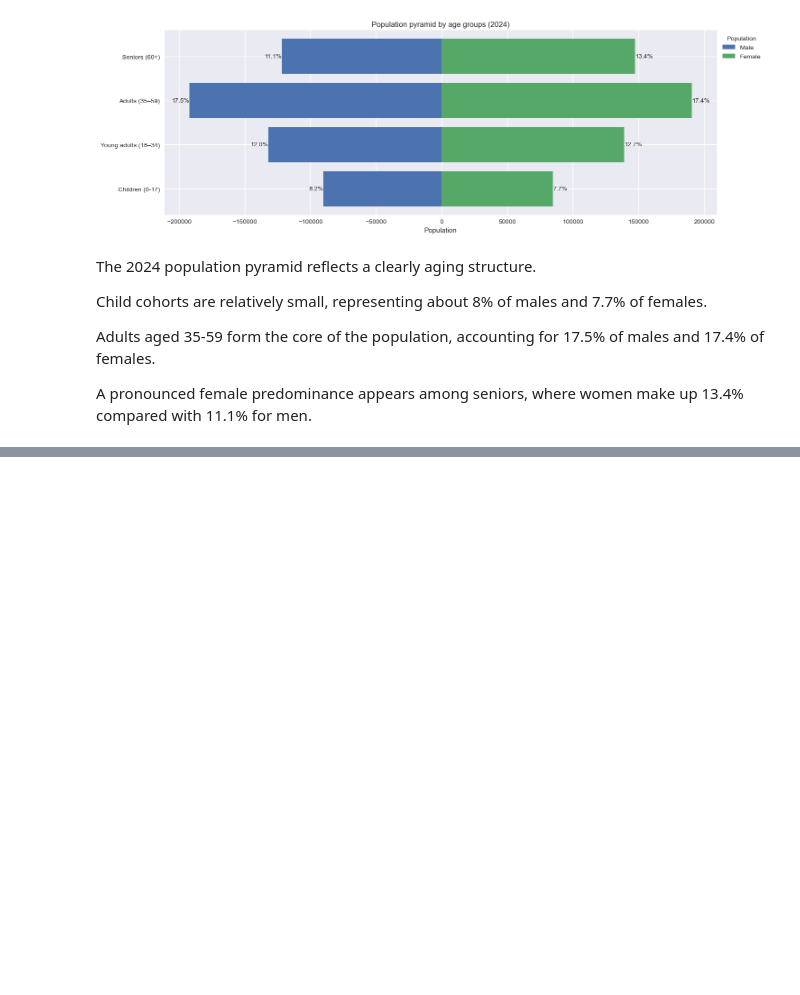
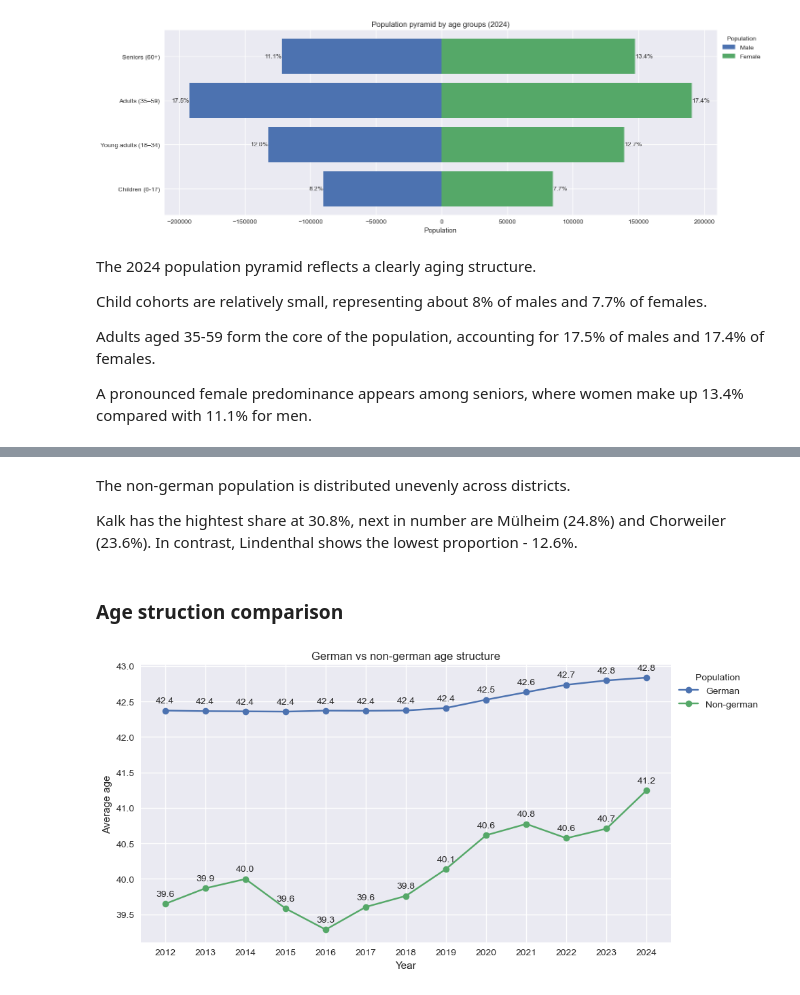
Before and after one commit to rosewiine/cologne-city-eda, a Jupyter notebook: notebooks/02_EDA.ipynb, the cells around one changed output, grey strips where cells are left out. Cells and saved outputs as stored; diff of their text form; code cells hidden in the pictures; blank space fills up the shorter version.

```diff
--- a/notebooks/02_EDA.ipynb
+++ b/notebooks/02_EDA.ipynb
@@ -850,0 +1013,29 @@ A pronounced female predominance appears among seniors, where women make up 13.4
+# %% [markdown]
+The non-german population is distributed unevenly across districts.
+
+Kalk has the hightest share at 30.8%, next in number are Mülheim (24.8%) and Chorweiler (23.6%). In contrast, Lindenthal shows the lowest proportion - 12.6%.
+# %% [markdown]
+### Age struction comparison
+# %%
+fig, ax = plt.subplots(figsize=(10,5))
+
+ax.plot(df_temp['year'], df_temp['avg_age_german'], marker='o', label='German')
+ax.plot(df_temp['year'], df_temp['avg_age_non_german'], marker='o', label='Non-german')
+
+for x, y in zip(df_temp['year'], df_temp['avg_age_german']):
+        ax.annotate(f"{y:.1f}", (x, y), xytext=(0, 8), textcoords='offset points', ha='center')
+
+for x, y in zip(df_temp['year'], df_temp['avg_age_non_german']):
+        ax.annotate(f"{y:.1f}", (x, y), xytext=(0, 8), textcoords='offset points', ha='center')
+
+ax.set_xlabel("Year")
+ax.set_ylabel("Average age")
+ax.set_xticks(df_city['year'])
+plt.title("German vs non-german age structure")
+
+plt.legend(title="Population ", bbox_to_anchor=(1, 1), loc='upper left')
+
+plt.tight_layout()
+plt.show()
+# %% [output]
+[figure, added]
```
Also changed, not shown: parts of 34 cells of this notebook, 2 other files.
